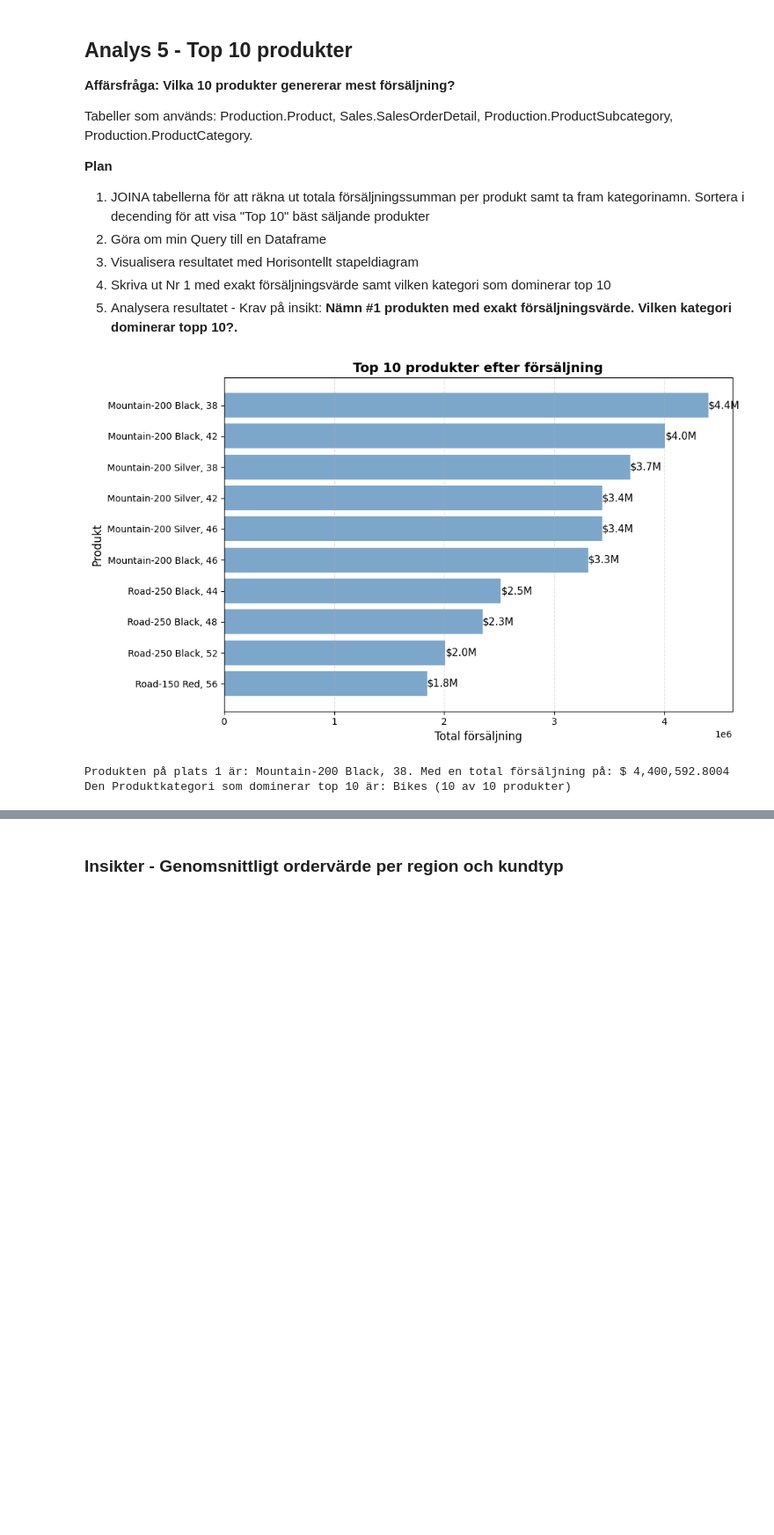
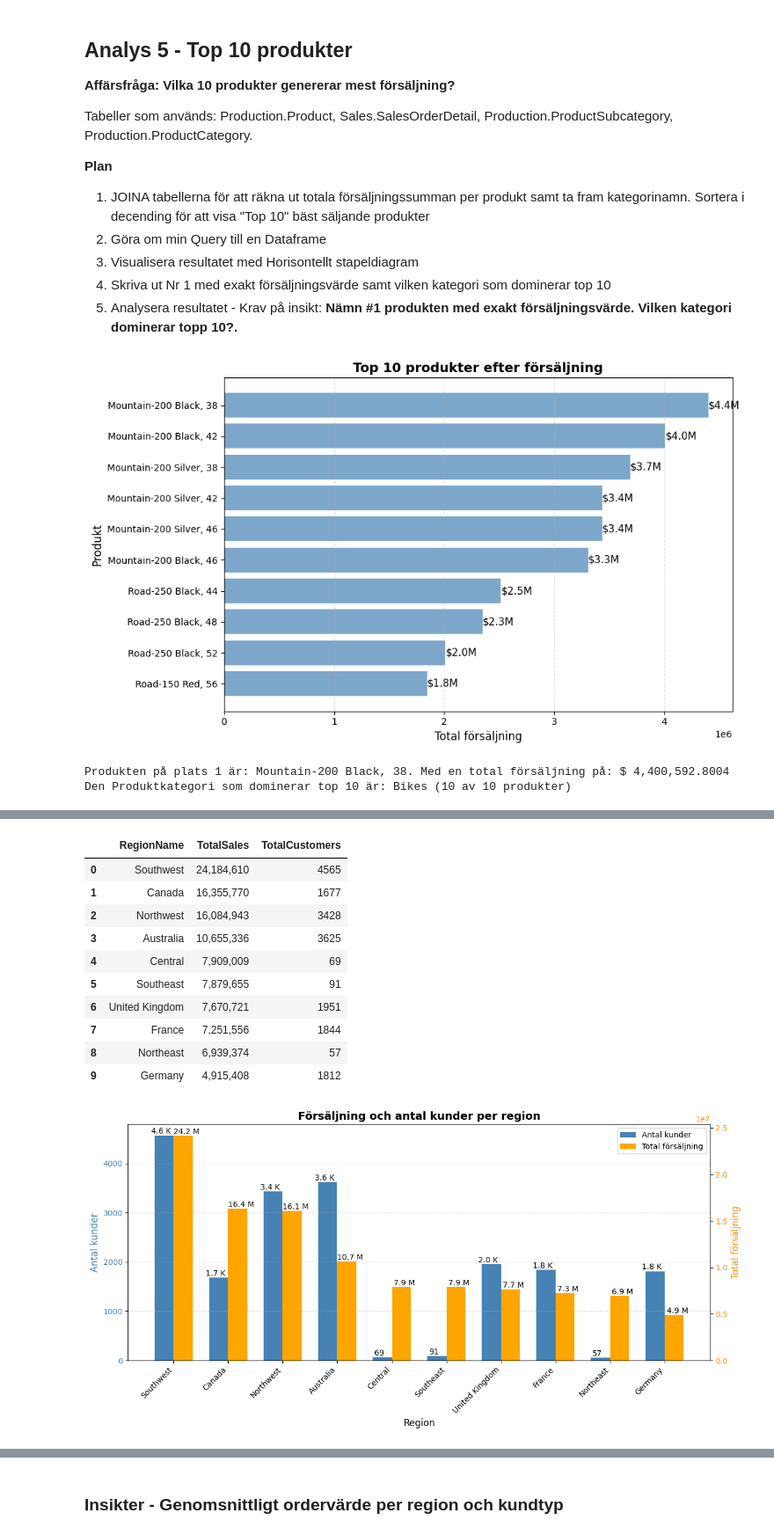
Before and after one commit to Shara-Hysen/adventureworks-sales-analysis-assignment, a Jupyter notebook: analysis.ipynb, the cells around one changed output, grey strips where cells are left out. Shown: that part at 88% size. Cells and saved outputs as stored; diff of their text form; code cells hidden in the pictures; blank space fills up the shorter version.

```diff
--- a/analysis.ipynb
+++ b/analysis.ipynb
@@ -389,4 +429,73 @@ Samtidigt innebär den starka koncentrationen till en enda modellfamilj en poten
 # %%
-# Kod
+query_vis6 = """
+SELECT
+    st.Name AS RegionName,
+    SUM(soh.SubTotal) AS TotalSales,
+    COUNT(DISTINCT c.CustomerID) AS TotalCustomers
+FROM Sales.SalesTerritory st
+INNER JOIN Sales.Customer c ON st.TerritoryID = c.TerritoryID
+INNER JOIN Sales.SalesOrderHeader soh ON c.CustomerID = soh.CustomerID
+GROUP BY st.Name
+ORDER BY TotalSales DESC
+"""
+
+df_vis6 = query_df(query_vis6)
+
+df_vis6_display = df_vis6.copy()
+df_vis6_display['TotalSales'] = df_vis6_display['TotalSales'].round(0).astype(int).map('{:,.0f}'.format)
+display(df_vis6_display)
+
+# Data
+regions = df_vis6['RegionName']
+customers = df_vis6['TotalCustomers']
+sales = df_vis6['TotalSales']
+
+# Positioner för grupperade staplar
+x = np.arange(len(regions))
+width = 0.35
+
+# Skapa diagram med två y-axlar (olika skalor)
+fig, ax1 = plt.subplots(figsize=(12,6))
+
+# Stapel - Antal kunder (vänster axel)
+ax1.bar(x - width/2, customers, width, label='Antal kunder', color='steelblue')
+ax1.set_xlabel('Region', fontsize=12)
+ax1.set_ylabel('Antal kunder', color='steelblue', fontsize=12)
+ax1.tick_params(axis='y', labelcolor='steelblue')
+ax1.set_xticks(x)
+ax1.set_xticklabels(regions, rotation=45, ha='right')
+ax1.grid(axis='y', linestyle='--', alpha=0.4)
+
+# Stapel för total försäljning (höger axel)
+ax2 = ax1.twinx()
+ax2.bar(x + width/2, sales, width, label='Total försäljning', color='orange')
+ax2.set_ylabel('Total försäljning', color='darkorange', fontsize=12)
+ax2.tick_params(axis='y', labelcolor='darkorange')
+
+autolabel(ax1, customers, width=0.35, offset=-width/1.5)
+autolabel(ax2, sales, width=0.35, offset=+width/1.5)
+
+# Legend – kombinerar båda axlarna
+lines1, labels1 = ax1.get_legend_handles_labels()
+lines2, labels2 = ax2.get_legend_handles_labels()
+ax1.legend(lines1 + lines2, labels1 + labels2, loc='upper right')
+
+
+plt.title('Försäljning och antal kunder per region', fontsize=14, fontweight='bold')
+plt.tight_layout()
+plt.show()
+# %% [output]
+|  | RegionName | TotalSales | TotalCustomers |
+| 0 | Southwest | 24,184,610 | 4565 |
+| 1 | Canada | 16,355,770 | 1677 |
+| 2 | Northwest | 16,084,943 | 3428 |
+| 3 | Australia | 10,655,336 | 3625 |
+| 4 | Central | 7,909,009 | 69 |
+| 5 | Southeast | 7,879,655 | 91 |
+| 6 | United Kingdom | 7,670,721 | 1951 |
+| 7 | France | 7,251,556 | 1844 |
+| 8 | Northeast | 6,939,374 | 57 |
+| 9 | Germany | 4,915,408 | 1812 |
+[figure, added]
 # %% [markdown]
 ### Insikter - Försäljning och antal kunder per region
```
Also changed, not shown: parts of 10 cells of this notebook, 1 other file.
